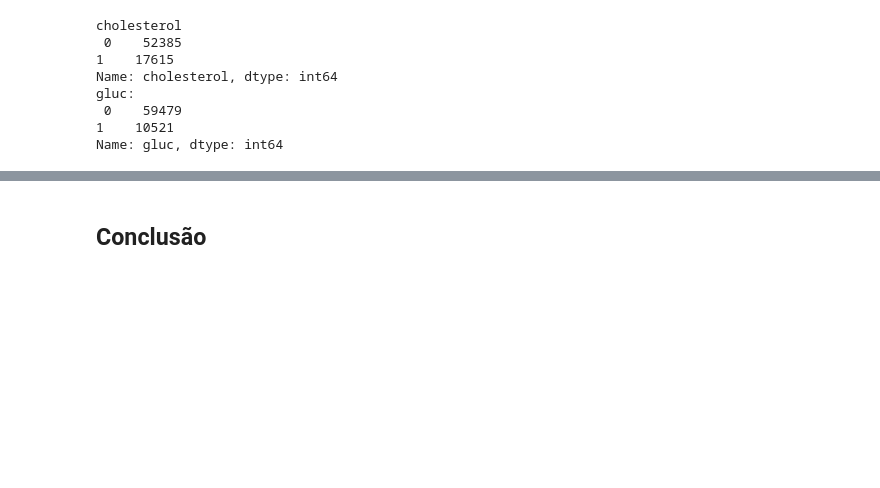
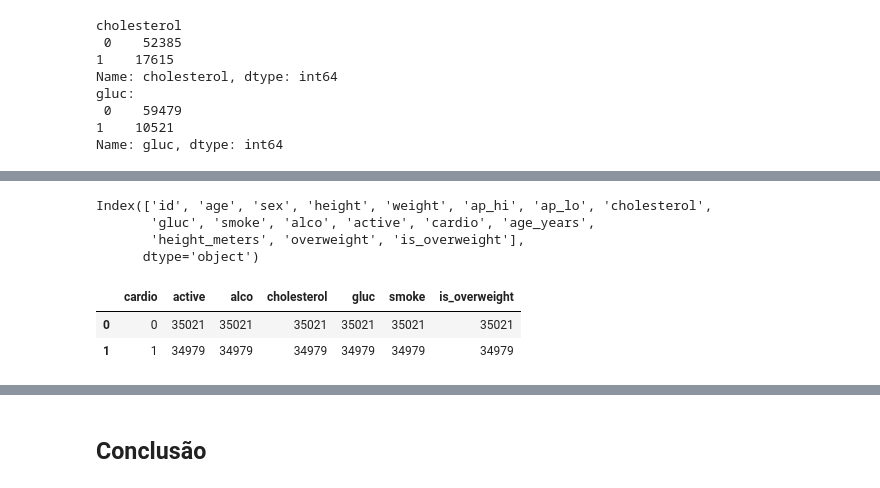
Before and after one commit to FranciniSantana/data-analysis-python-FreeCodeCamp, a Jupyter notebook: Projeto_Medical_Data_Visualizer.ipynb, the cells around one changed output, grey strips where cells are left out. Saved outputs shown, nothing was run; the diff lists cells and outputs as text; code cells hidden in the pictures; blank space fills up the shorter version.

```diff
--- a/Projeto_Medical_Data_Visualizer.ipynb
+++ b/Projeto_Medical_Data_Visualizer.ipynb
@@ -233,0 +269,14 @@ plt.show() #plotando um gráfico pra entender correlação
+# %%
+df.columns
+# %% [output]
+Index(['id', 'age', 'sex', 'height', 'weight', 'ap_hi', 'ap_lo', 'cholesterol',
+       'gluc', 'smoke', 'alco', 'active', 'cardio', 'age_years',
+       'height_meters', 'overweight', 'is_overweight'],
+      dtype='object')
+# %%
+df_grouped = df[['cardio','active','alco','cholesterol','gluc','smoke','is_overweight']].groupby('cardio').count().reset_index()
+df_grouped
+# %% [output]
+|  | cardio | active | alco | cholesterol | gluc | smoke | is_overweight |
+| 0 | 0 | 35021 | 35021 | 35021 | 35021 | 35021 | 35021 |
+| 1 | 1 | 34979 | 34979 | 34979 | 34979 | 34979 | 34979 |
```
Also changed, not shown: parts of 11 cells of this notebook.
